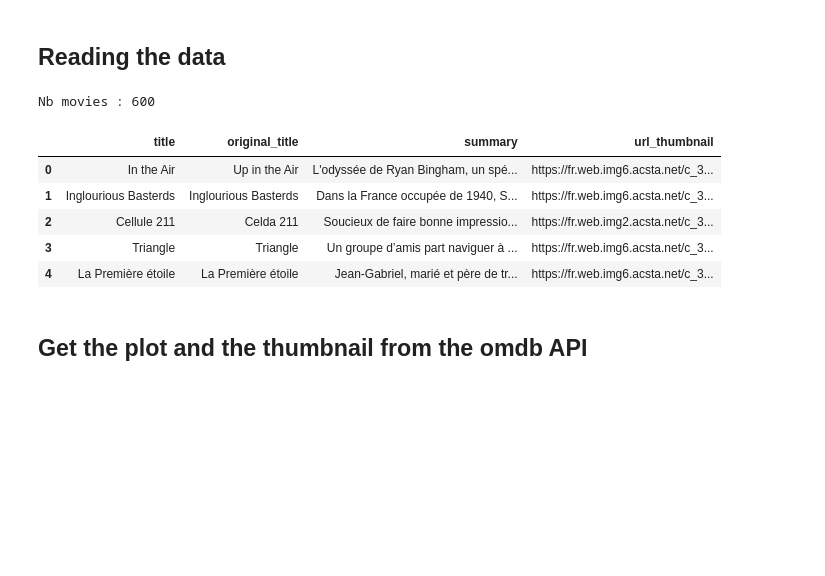
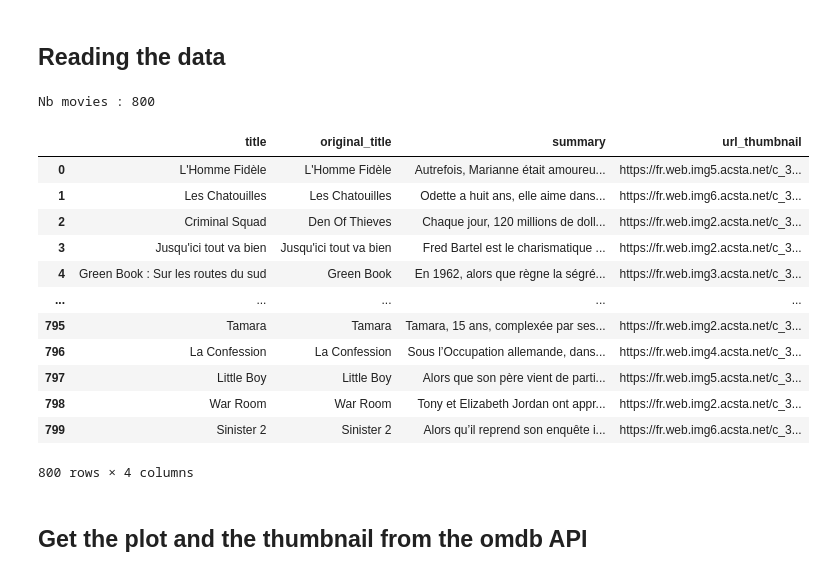
Before and after one commit to Franck-LF/projectBlock1, a Jupyter notebook: requestAPI.ipynb, the cells around one changed output. Drawn from its saved outputs; the diff is of its cells as text; code cells hidden in the pictures; blank space fills up the shorter version.

```diff
--- a/requestAPI.ipynb
+++ b/requestAPI.ipynb
@@ -58,17 +58,24 @@ json.loads(r.text)
 # %% [markdown]
 ## **Reading the data**
 # %%
-df_movies = pd.read_csv('csv/movies_year_2010_to_2015.csv', delimiter = ',', usecols=['title', 'original_title', 'summary', 'url_thumbnail'])
+df_movies = pd.read_csv('csv/movies_year_2019_to_2022.csv', delimiter = ',', usecols=['title', 'original_title', 'summary', 'url_thumbnail'])
 print("Nb movies :", df_movies.shape[0])
-df_movies.head(5)
+df_movies
 # %% [output]
-Nb movies : 600
+Nb movies : 800
 |  | title | original_title | summary | url_thumbnail |
-| 0 | In the Air | Up in the Air | L'odyssée de Ryan Bingham, un spé... | https://fr.web.img6.acsta.net/c_3... |
-| 1 | Inglourious Basterds | Inglourious Basterds | Dans la France occupée de 1940, S... | https://fr.web.img6.acsta.net/c_3... |
-| 2 | Cellule 211 | Celda 211 | Soucieux de faire bonne impressio... | https://fr.web.img2.acsta.net/c_3... |
-| 3 | Triangle | Triangle | Un groupe d’amis part naviguer à ... | https://fr.web.img6.acsta.net/c_3... |
-| 4 | La Première étoile | La Première étoile | Jean-Gabriel, marié et père de tr... | https://fr.web.img6.acsta.net/c_3... |
+| 0 | L'Homme Fidèle | L'Homme Fidèle | Autrefois, Marianne était amoureu... | https://fr.web.img5.acsta.net/c_3... |
+| 1 | Les Chatouilles | Les Chatouilles | Odette a huit ans, elle aime dans... | https://fr.web.img6.acsta.net/c_3... |
+| 2 | Criminal Squad | Den Of Thieves | Chaque jour, 120 millions de doll... | https://fr.web.img2.acsta.net/c_3... |
+| 3 | Jusqu'ici tout va bien | Jusqu'ici tout va bien | Fred Bartel est le charismatique ... | https://fr.web.img2.acsta.net/c_3... |
+| 4 | Green Book : Sur les routes du sud | Green Book | En 1962, alors que règne la ségré... | https://fr.web.img3.acsta.net/c_3... |
+| ... | ... | ... | ... | ... |
+| 795 | Tamara | Tamara | Tamara, 15 ans, complexée par ses... | https://fr.web.img2.acsta.net/c_3... |
+| 796 | La Confession | La Confession | Sous l’Occupation allemande, dans... | https://fr.web.img4.acsta.net/c_3... |
+| 797 | Little Boy | Little Boy | Alors que son père vient de parti... | https://fr.web.img5.acsta.net/c_3... |
+| 798 | War Room | War Room | Tony et Elizabeth Jordan ont appr... | https://fr.web.img2.acsta.net/c_3... |
+| 799 | Sinister 2 | Sinister 2 | Alors qu’il reprend son enquête i... | https://fr.web.img6.acsta.net/c_3... |
+800 rows × 4 columns
 # %%
 def format_string(st):
     ''' format string
```
Also changed, not shown: parts of 4 cells of this notebook, 4 other files.
